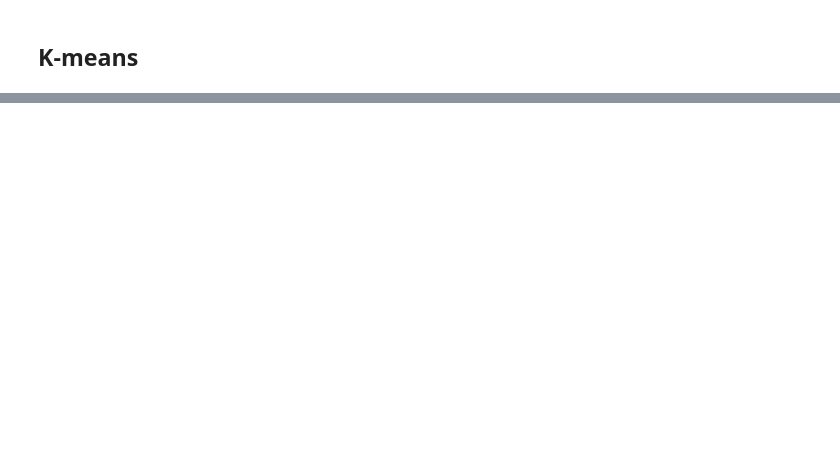
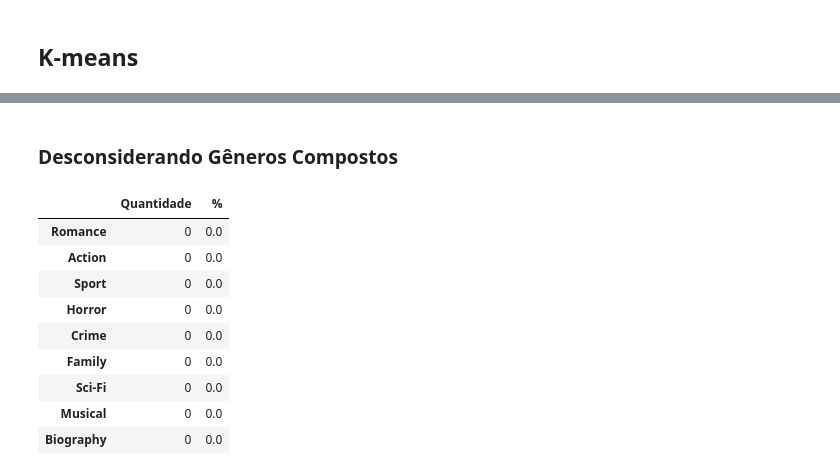
Before and after one commit to MiguelPim01/T1-Ciencia-de-Dados, a Jupyter notebook: main.ipynb, the cells around one changed output, grey strips where cells are left out. Saved outputs shown, nothing was run; the diff lists cells and outputs as text; code cells hidden in the pictures; blank space fills up the shorter version.

```diff
--- a/main.ipynb
+++ b/main.ipynb
@@ -257,11 +288,11 @@ Name: genres, Length: 30358, dtype: object
 # %%
-# Generos sem repetições
-ggg_set = set()
+s_generos_simples = set()
+for filme_g in generos_dos_filmes:
+    gs = filme_g.split(sep=',')
+    for g in gs:
+        if g not in s_generos_simples:
+            s_generos_simples.add(g)
 
-for g in all_filmes_g:
-    if g not in ggg_set:
-        ggg_set.add(g)
-
-print(len(ggg_set))
-ggg_set
+print(len(s_generos_simples))
+s_generos_simples
 # %% [output]
@@ -323,0 +491,16 @@ euclidean_dists
+# %% [markdown]
+### Desconsiderando Gêneros Compostos
+# %%
+df_generos_padrao = pd.DataFrame(data=[[0, 0.0] for _ in range(len(s_generos_simples))], columns=['Quantidade', '%'], index=list(s_generos_simples))
+df_generos_padrao
+# %% [output]
+|  | Quantidade | % |
+| Romance | 0 | 0.0 |
+| Action | 0 | 0.0 |
+| Sport | 0 | 0.0 |
+| Horror | 0 | 0.0 |
+| Crime | 0 | 0.0 |
+| Family | 0 | 0.0 |
+| Sci-Fi | 0 | 0.0 |
+| Musical | 0 | 0.0 |
+| Biography | 0 | 0.0 |
```
Also changed, not shown: parts of 29 cells of this notebook.
